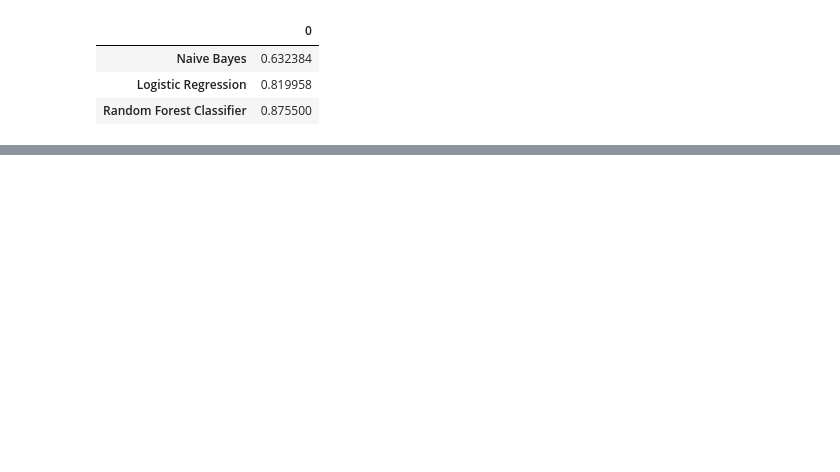
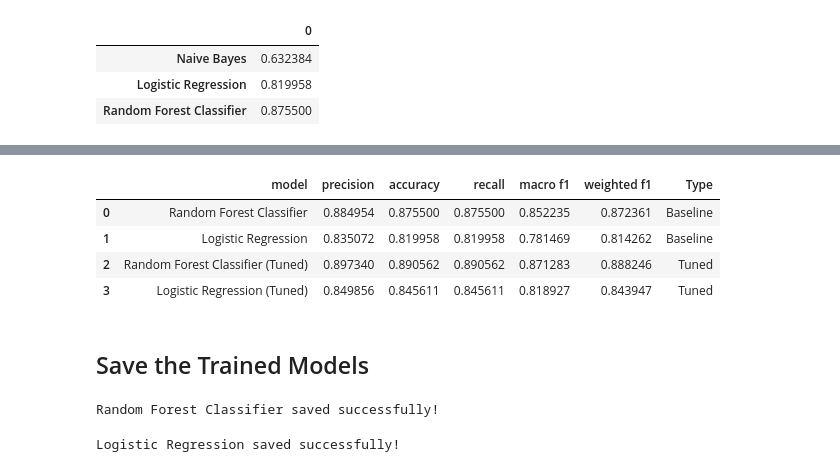
Before and after one commit to erenceh/ml-bug-prediction, a Jupyter notebook: ml/notebooks/02_Baseline_Modeling.ipynb, the cells around one changed output, grey strips where cells are left out. Cells and saved outputs as stored; diff of their text form; code cells hidden in the pictures; blank space fills up the shorter version.

Commit message:
complete hypertuning on models and save models

```diff
--- a/ml/notebooks/02_Baseline_Modeling.ipynb
+++ b/ml/notebooks/02_Baseline_Modeling.ipynb
@@ -297,0 +277,9 @@ weighted avg       0.88      0.88      0.87      4249
+# %%
+class_names = ["Critical", "High", "Medium", "Low"]
+eval_df = evalute_models(
+  models=models,
+  X_test=X_test,
+  y_test=y_test,
+  class_labels=class_names,
+  plot_cm=True
+)
@@ -362,0 +543,29 @@ Normalized confusion matrices highlight where models make mistakes:
+# %%
+eval_df_baseline = eval_df[eval_df["model"] != "Naive Bayes"].copy()
+eval_df_baseline = eval_df_baseline.drop(columns=['confusion_matrix'])
+eval_df_baseline["Type"] = "Baseline"
+
+eval_df_tuned = eval_df_tuned.copy()
+eval_df_tuned = eval_df_tuned.drop(columns=['confusion_matrix'])
+eval_df_tuned["Type"] = "Tuned"
+# %%
+eval_comparison_df = pd.concat([eval_df_baseline, eval_df_tuned], ignore_index=True)
+display(eval_comparison_df)
+# %% [output]
+|  | model | precision | accuracy | recall | macro f1 | weighted f1 | Type |
+| 0 | Random Forest Classifier | 0.884954 | 0.875500 | 0.875500 | 0.852235 | 0.872361 | Baseline |
+| 1 | Logistic Regression | 0.835072 | 0.819958 | 0.819958 | 0.781469 | 0.814262 | Baseline |
+| 2 | Random Forest Classifier (Tuned) | 0.897340 | 0.890562 | 0.890562 | 0.871283 | 0.888246 | Tuned |
+| 3 | Logistic Regression (Tuned) | 0.849856 | 0.845611 | 0.845611 | 0.818927 | 0.843947 | Tuned |
+# %% [markdown]
+## Save the Trained Models
+# %%
+joblib.dump(rs_rf, filename="../models/rs_random_forest_model_1.joblib")
+print("Random Forest Classifier saved successfully!")
+# %% [output]
+Random Forest Classifier saved successfully!
+# %%
+joblib.dump(rs_log_reg, filename="../models/rs_logistic_regression_model_1.joblib")
+print("Logistic Regression saved successfully!")
+# %% [output]
+Logistic Regression saved successfully!
```
Also changed, not shown: parts of 17 cells of this notebook, 1 other file.
